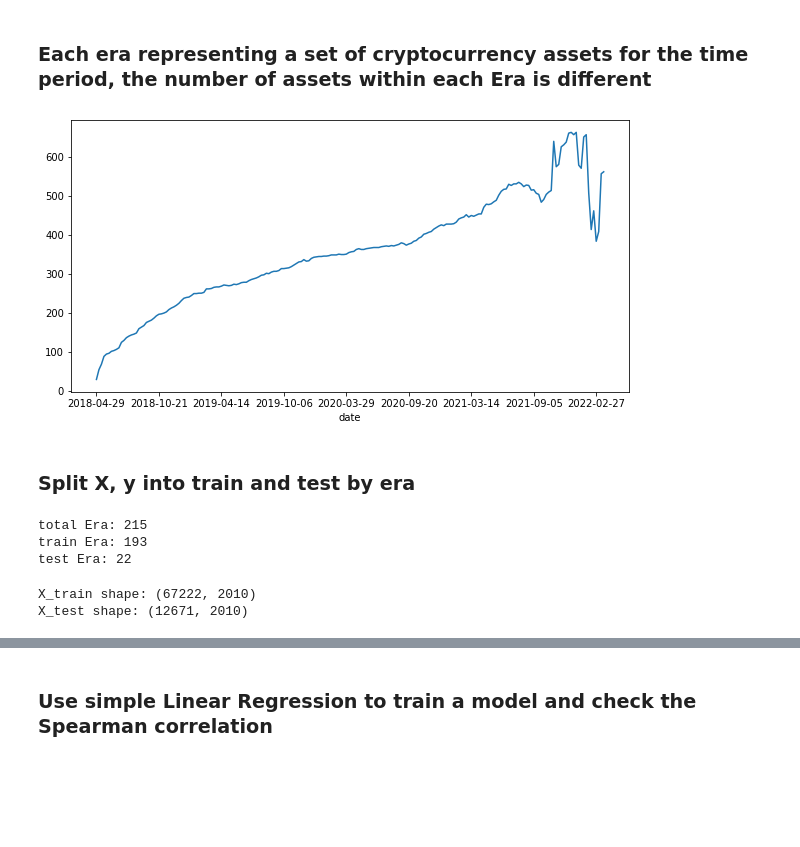
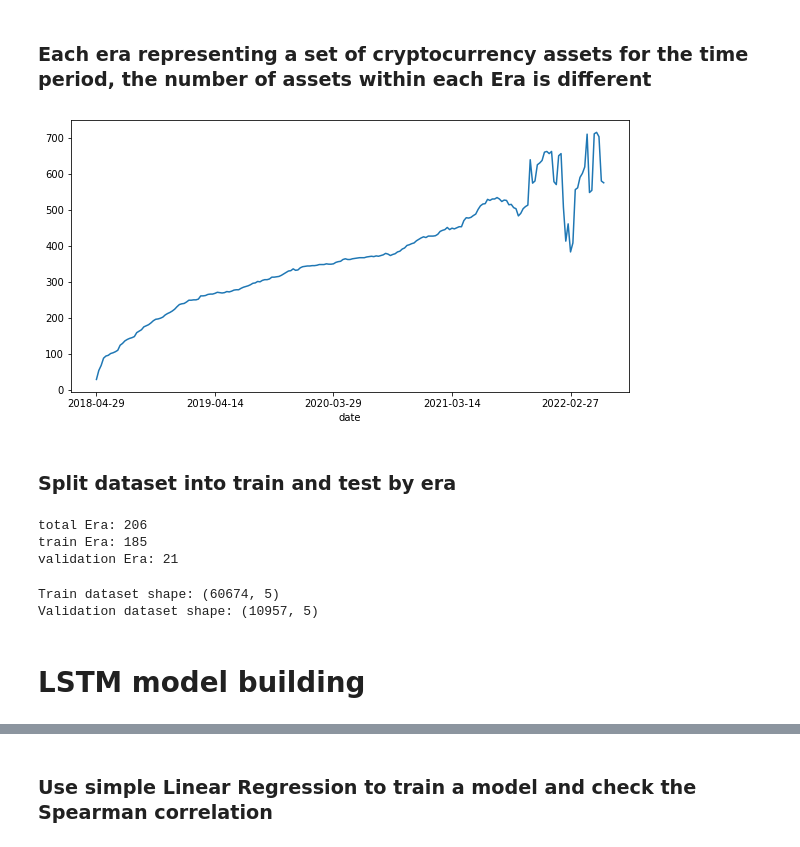
Before and after one commit to Bibhash123/competition_quickstart_dataloader, a Jupyter notebook: Solution.ipynb, the cells around one changed output, grey strips where cells are left out. Saved outputs shown, nothing was run; the diff lists cells and outputs as text; code cells hidden in the pictures; blank space fills up the shorter version.

```diff
--- a/Solution.ipynb
+++ b/Solution.ipynb
@@ -208,32 +173,30 @@ Name: target, Length: 79893, dtype: float64
 # %% [markdown]
 ### Each era representing a set of cryptocurrency assets for the time period, the number of assets within each Era is different
 # %%
-X.groupby(X.index).count().iloc[:,0].plot(figsize = (10,5));
+train_dataset.groupby(train_dataset.date).count().iloc[:,1].plot(figsize = (10,5));
 # %% [output]
-[figure, old version]
+[figure, new version]
 # %% [markdown]
-### Split X, y into train and test by era
+### Split dataset into train and test by era
 # %%
 train = 0.9
 test = 0.1
-era = len(X.index.unique())
+era = len(train_files.date.unique())
 train_era = int(era * train)
 test_era = era - train_era
 print('total Era: {}'.format(era))
 print('train Era: {}'.format(train_era))
-print('test Era: {}'.format(test_era))
+print('validation Era: {}'.format(test_era))
 # %% [output]
-total Era: 215
-train Era: 193
-test Era: 22
+total Era: 206
+train Era: 185
+validation Era: 21
 # %%
 #split train and test set according to the train_era and test_era
-X_train = X[X.index < X.index.unique()[train_era]]
-y_train = y[y.index < y.index.unique()[train_era]]
-X_test = X[X.index >= X.index.unique()[train_era]]
-y_test = y[y.index >= y.index.unique()[train_era]]
-print('X_train shape: {}'.format(X_train.shape))
-print('X_test shape: {}'.format(X_test.shape))
+X_train = train_files.loc[train_files.date < train_files.date.unique()[train_era]]
+X_test = train_files.loc[train_files.date >= train_files.date.unique()[train_era]]
+print('Train dataset shape: {}'.format(X_train.shape))
+print('Validation dataset shape: {}'.format(X_test.shape))
 # %% [output]
-X_train shape: (67222, 2010)
-X_test shape: (12671, 2010)
+Train dataset shape: (60674, 5)
+Validation dataset shape: (10957, 5)
@@ -239,0 +206,2 @@ X_test shape: (12671, 2010)
+# %% [markdown]
+# LSTM model building
```
Also changed, not shown: parts of 10 cells of this notebook.
